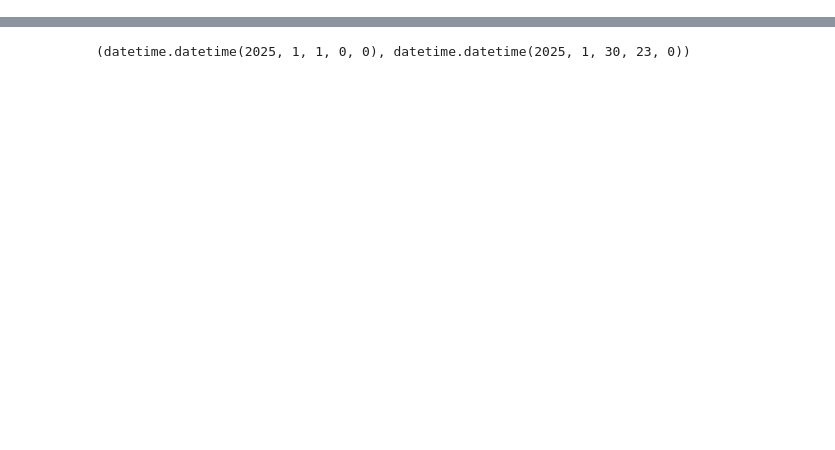
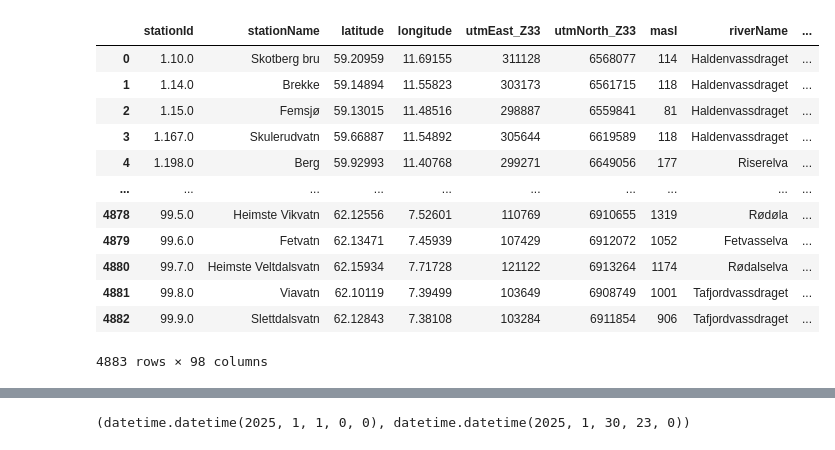
Before and after one commit to NTNUSmartWater/DigiH2O-Platform, a Jupyter notebook: process.ipynb, the cells around one changed output, grey strips where cells are left out. Cells and saved outputs as stored; diff of their text form; code cells hidden in the pictures; blank space fills up the shorter version.

```diff
--- a/process.ipynb
+++ b/process.ipynb
@@ -17 +18,21 @@ client_id = os.getenv('NVE_API_KEY')
+# %%
+new_url = f'{url}/Stations'
+params = {"Active": 1}
+r = requests.get(new_url, headers=headers, params=params)
+df = pd.DataFrame(r.json()['data'])
+df
+# %% [output]
+|  | stationId | stationName | latitude | longitude | utmEast_Z33 | utmNorth_Z33 | masl | riverName | ... |
+| 0 | 1.10.0 | Skotberg bru | 59.20959 | 11.69155 | 311128 | 6568077 | 114 | Haldenvassdraget | ... |
+| 1 | 1.14.0 | Brekke | 59.14894 | 11.55823 | 303173 | 6561715 | 118 | Haldenvassdraget | ... |
+| 2 | 1.15.0 | Femsjø | 59.13015 | 11.48516 | 298887 | 6559841 | 81 | Haldenvassdraget | ... |
+| 3 | 1.167.0 | Skulerudvatn | 59.66887 | 11.54892 | 305644 | 6619589 | 118 | Haldenvassdraget | ... |
+| 4 | 1.198.0 | Berg | 59.92993 | 11.40768 | 299271 | 6649056 | 177 | Riserelva | ... |
+| ... | ... | ... | ... | ... | ... | ... | ... | ... | ... |
+| 4878 | 99.5.0 | Heimste Vikvatn | 62.12556 | 7.52601 | 110769 | 6910655 | 1319 | Rødøla | ... |
+| 4879 | 99.6.0 | Fetvatn | 62.13471 | 7.45939 | 107429 | 6912072 | 1052 | Fetvasselva | ... |
+| 4880 | 99.7.0 | Heimste Veltdalsvatn | 62.15934 | 7.71728 | 121122 | 6913264 | 1174 | Rødalselva | ... |
+| 4881 | 99.8.0 | Viavatn | 62.10119 | 7.39499 | 103649 | 6908749 | 1001 | Tafjordvassdraget | ... |
+| 4882 | 99.9.0 | Slettdalsvatn | 62.12843 | 7.38108 | 103284 | 6911854 | 906 | Tafjordvassdraget | ... |
+4883 rows × 98 columns
 # %%
```
Also changed, not shown: parts of 5 cells of this notebook, 5 other files.
